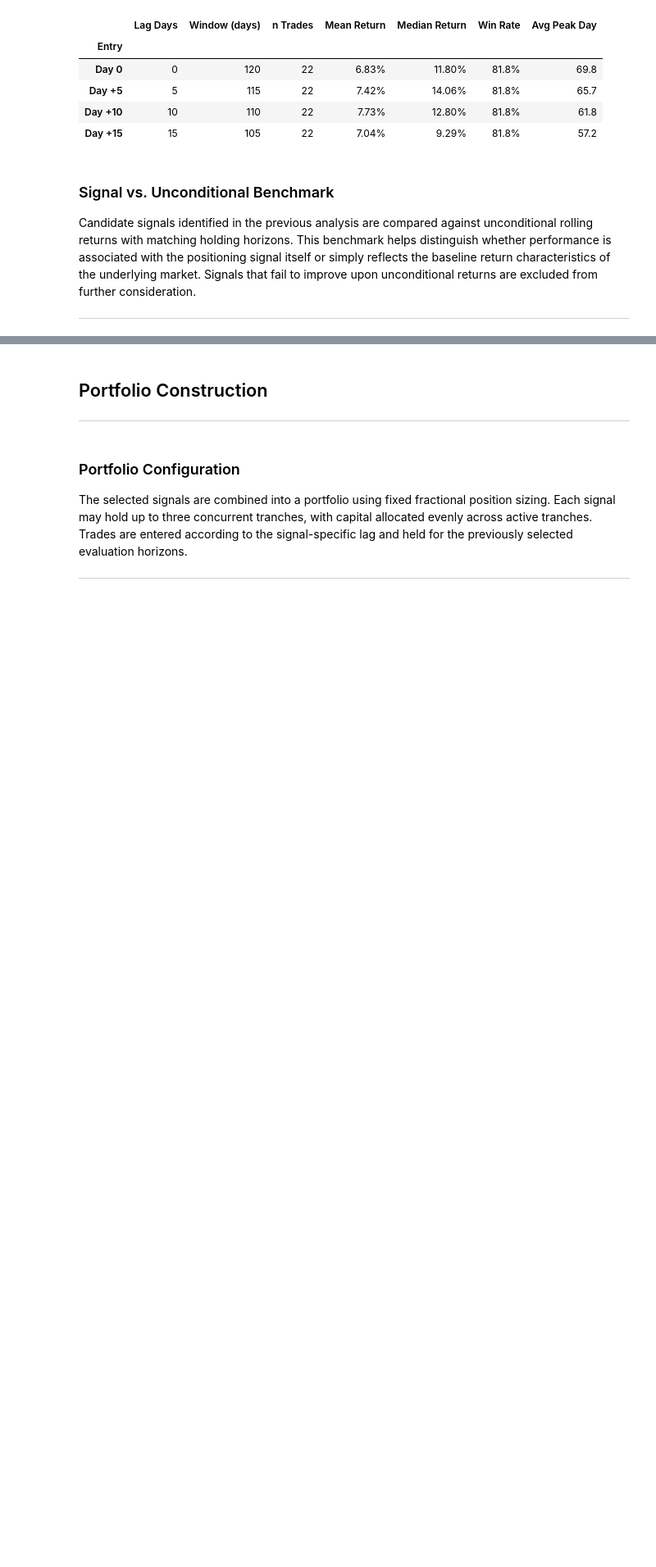
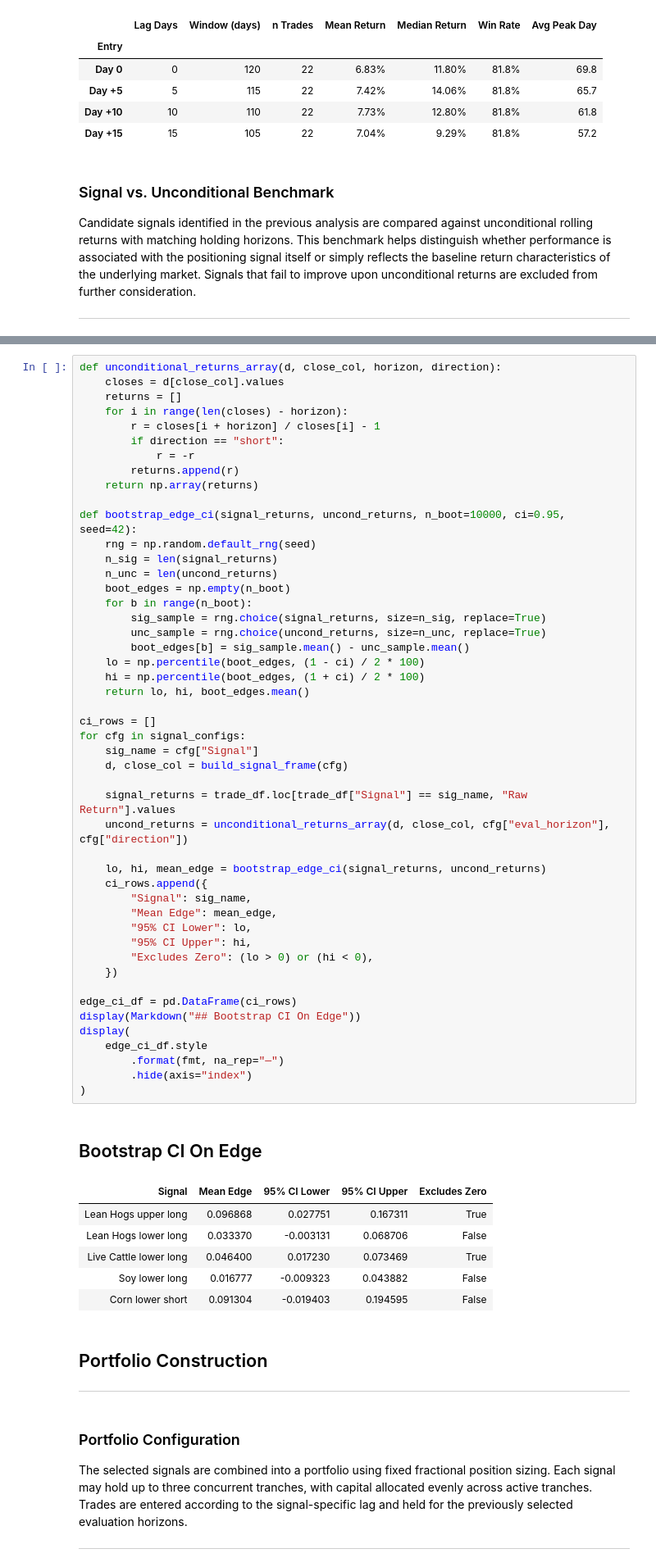
Before and after one commit to isupryaga/Commodities-Research, a Jupyter notebook: 02_signal_analysis_and_portfolio.ipynb, the cells around one changed output, grey strips where cells are left out. Shown at 82% size. Cells and saved outputs as stored; diff of their text form; blank space fills up the shorter version.

```diff
--- a/02_signal_analysis_and_portfolio.ipynb
+++ b/02_signal_analysis_and_portfolio.ipynb
@@ -902,3 +905,59 @@ display(comparison_df.style.format(fmt, na_rep="—")
+# %%
+def unconditional_returns_array(d, close_col, horizon, direction):
+    closes = d[close_col].values
+    returns = []
+    for i in range(len(closes) - horizon):
+        r = closes[i + horizon] / closes[i] - 1
+        if direction == "short":
+            r = -r
+        returns.append(r)
+    return np.array(returns)
+
+def bootstrap_edge_ci(signal_returns, uncond_returns, n_boot=10000, ci=0.95, seed=42):
+    rng = np.random.default_rng(seed)
+    n_sig = len(signal_returns)
+    n_unc = len(uncond_returns)
+    boot_edges = np.empty(n_boot)
+    for b in range(n_boot):
+        sig_sample = rng.choice(signal_returns, size=n_sig, replace=True)
+        unc_sample = rng.choice(uncond_returns, size=n_unc, replace=True)
+        boot_edges[b] = sig_sample.mean() - unc_sample.mean()
+    lo = np.percentile(boot_edges, (1 - ci) / 2 * 100)
+    hi = np.percentile(boot_edges, (1 + ci) / 2 * 100)
+    return lo, hi, boot_edges.mean()
+
+ci_rows = []
+for cfg in signal_configs:
+    sig_name = cfg["Signal"]
+    d, close_col = build_signal_frame(cfg)
+
+    signal_returns = trade_df.loc[trade_df["Signal"] == sig_name, "Raw Return"].values
+    uncond_returns = unconditional_returns_array(d, close_col, cfg["eval_horizon"], cfg["direction"])
+
+    lo, hi, mean_edge = bootstrap_edge_ci(signal_returns, uncond_returns)
+    ci_rows.append({
+        "Signal": sig_name,
+        "Mean Edge": mean_edge,
+        "95% CI Lower": lo,
+        "95% CI Upper": hi,
+        "Excludes Zero": (lo > 0) or (hi < 0),
+    })
+
+edge_ci_df = pd.DataFrame(ci_rows)
+display(Markdown("## Bootstrap CI On Edge"))
+display(
+    edge_ci_df.style
+        .format(fmt, na_rep="—")
+        .hide(axis="index")
+)
+# %% [output]
+## Bootstrap CI On Edge
+| Signal | Mean Edge | 95% CI Lower | 95% CI Upper | Excludes Zero |
+| Lean Hogs upper long | 0.096868 | 0.027751 | 0.167311 | True |
+| Lean Hogs lower long | 0.033370 | -0.003131 | 0.068706 | False |
+| Live Cattle lower long | 0.046400 | 0.017230 | 0.073469 | True |
+| Soy lower long | 0.016777 | -0.009323 | 0.043882 | False |
+| Corn lower short | 0.091304 | -0.019403 | 0.194595 | False |
 # %% [markdown]
 ## Portfolio Construction
 -------------------------------------------------------------------------------------------------------------------------------------------------------
```
Also changed, not shown: parts of 8 cells of this notebook.
